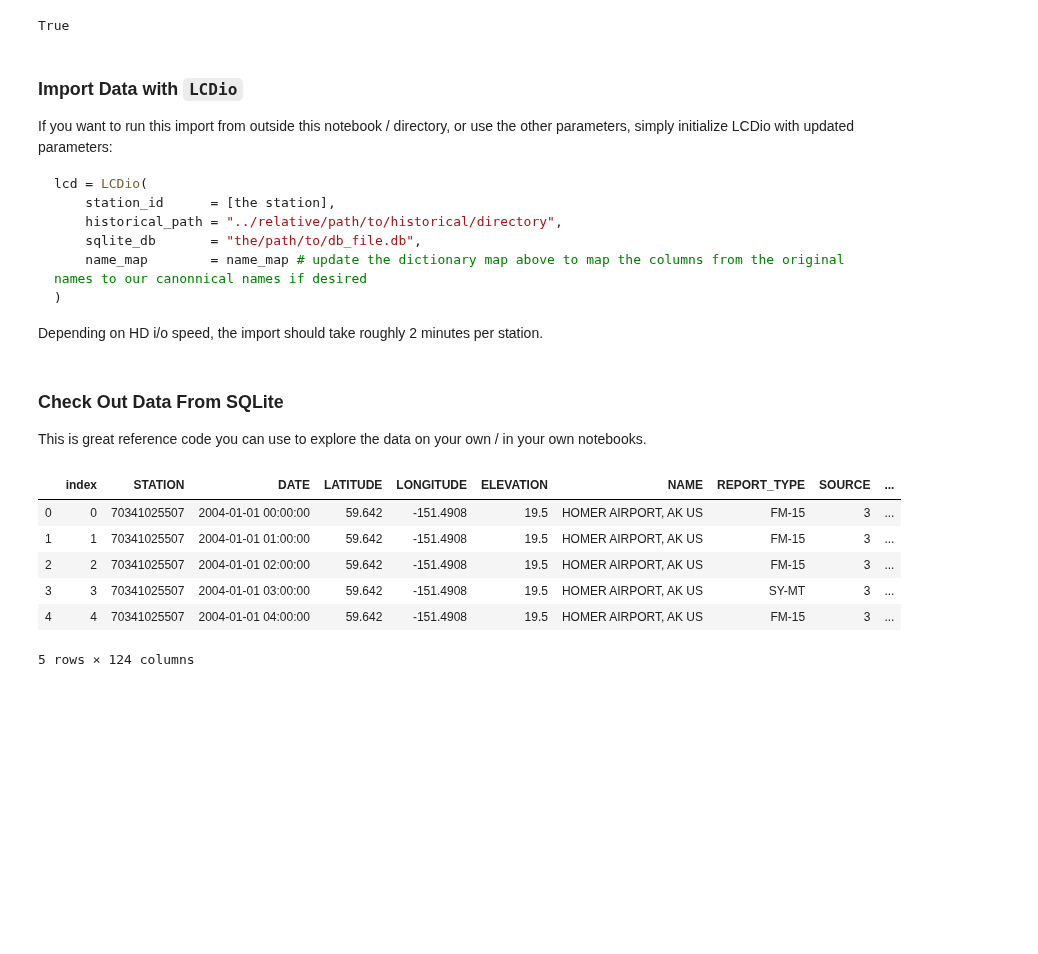
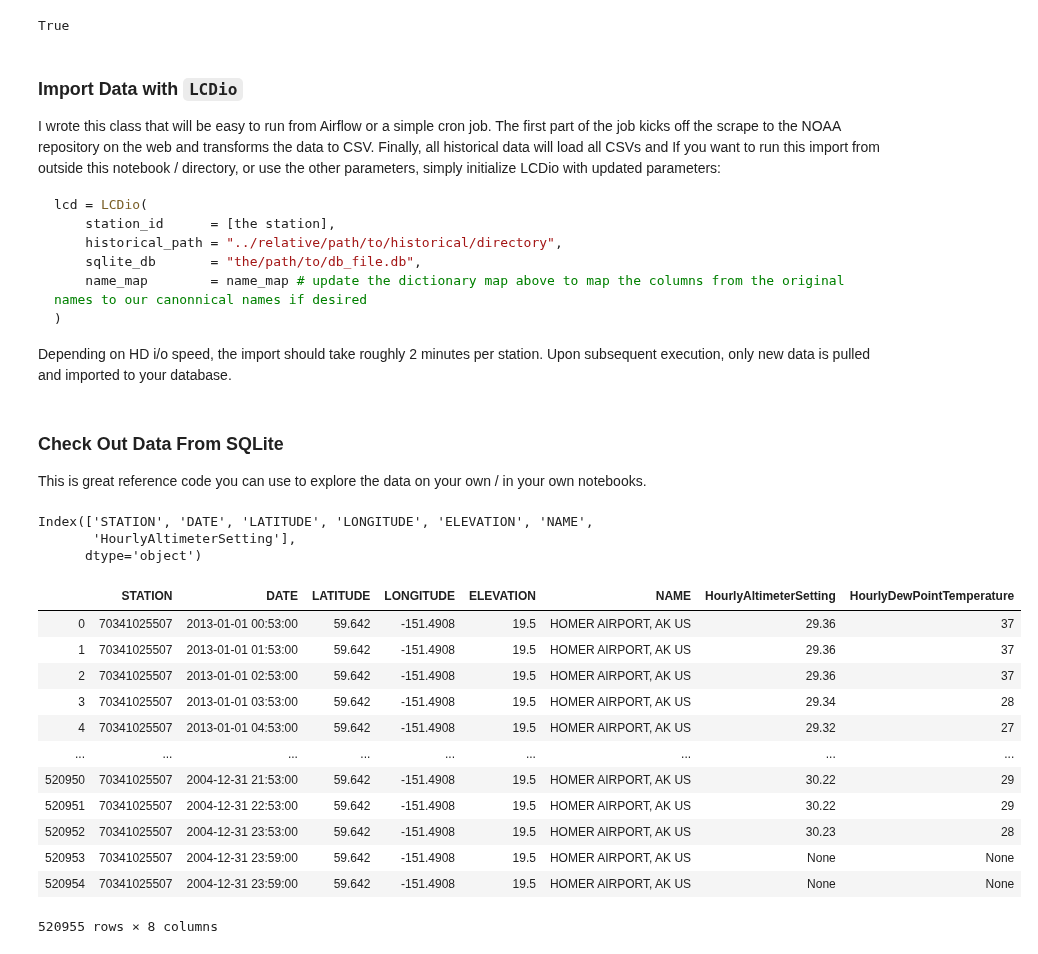
Before and after one commit to howweirdistheweather/weather_app, a Jupyter notebook: notebooks/01-dy-historical-csv-to-sql.ipynb, the cells around one changed output. Drawn from its saved outputs; the diff is of its cells as text; code cells hidden in the pictures; blank space fills up the shorter version.

Commit message:
This notebook is still in development but fixes the bug with LDCio class that creates 500k dataset from Homer station data.

````diff
--- a/notebooks/01-dy-historical-csv-to-sql.ipynb
+++ b/notebooks/01-dy-historical-csv-to-sql.ipynb
@@ -361,7 +353,7 @@ class LCDio:
 # %% [markdown]
 ### Import Data with `LCDio`
 
-If you want to run this import from outside this notebook / directory, or use the other parameters, simply initialize LCDio with updated parameters:
+I wrote this class that will be easy to run from Airflow or a simple cron job.  The first part of the job kicks off the scrape to the NOAA repository on the web and transforms the data to CSV.  Finally, all historical data will load all CSVs and   If you want to run this import from outside this notebook / directory, or use the other parameters, simply initialize LCDio with updated parameters:
 
 ```python
 lcd = LCDio(
@@ -372,7 +364,7 @@ lcd = LCDio(
 )
 ```
 
-Depending on HD i/o speed, the import should take roughly 2 minutes per station.
+Depending on HD i/o speed, the import should take roughly 2 minutes per station.  Upon subsequent execution, only new data is pulled and imported to your database.
 # %%
 lcd = LCDio(station_id = 25507)
 lcd.import_station_csv()
@@ -380,21 +372,41 @@ lcd.import_station_csv()
 ### Check Out Data From SQLite
 
 This is great reference code you can use to explore the data on your own / in your own notebooks.
+# %%
+homer.columns
+# %% [output]
+Index(['STATION', 'DATE', 'LATITUDE', 'LONGITUDE', 'ELEVATION', 'NAME',
+       'HourlyAltimeterSetting'],
+      dtype='object')
 # %%
 con = sqlite3.connect("../data/interim/lcd_daily.db")
 
 sql = """
-SELECT * FROM daily
-LIMIT 5
+SELECT
+STATION,
+DATE,
+LATITUDE,
+LONGITUDE,
+ELEVATION,
+NAME,
+HourlyAltimeterSetting,
+HourlyDewPointTemperature
+FROM daily
 """
 
 homer = pd.read_sql(sql, con = conn)
 homer
 # %% [output]
-|  | index | STATION | DATE | LATITUDE | LONGITUDE | ELEVATION | NAME | REPORT_TYPE | SOURCE | ... |
-| 0 | 0 | 70341025507 | 2004-01-01 00:00:00 | 59.642 | -151.4908 | 19.5 | HOMER AIRPORT, AK US | FM-15 | 3 | ... |
-| 1 | 1 | 70341025507 | 2004-01-01 01:00:00 | 59.642 | -151.4908 | 19.5 | HOMER AIRPORT, AK US | FM-15 | 3 | ... |
-| 2 | 2 | 70341025507 | 2004-01-01 02:00:00 | 59.642 | -151.4908 | 19.5 | HOMER AIRPORT, AK US | FM-15 | 3 | ... |
-| 3 | 3 | 70341025507 | 2004-01-01 03:00:00 | 59.642 | -151.4908 | 19.5 | HOMER AIRPORT, AK US | SY-MT | 3 | ... |
-| 4 | 4 | 70341025507 | 2004-01-01 04:00:00 | 59.642 | -151.4908 | 19.5 | HOMER AIRPORT, AK US | FM-15 | 3 | ... |
+|  | STATION | DATE | LATITUDE | LONGITUDE | ELEVATION | NAME | HourlyAltimeterSetting | HourlyDewPointTemperature |
+| 0 | 70341025507 | 2013-01-01 00:53:00 | 59.642 | -151.4908 | 19.5 | HOMER AIRPORT, AK US | 29.36 | 37 |
+| 1 | 70341025507 | 2013-01-01 01:53:00 | 59.642 | -151.4908 | 19.5 | HOMER AIRPORT, AK US | 29.36 | 37 |
+| 2 | 70341025507 | 2013-01-01 02:53:00 | 59.642 | -151.4908 | 19.5 | HOMER AIRPORT, AK US | 29.36 | 37 |
+| 3 | 70341025507 | 2013-01-01 03:53:00 | 59.642 | -151.4908 | 19.5 | HOMER AIRPORT, AK US | 29.34 | 28 |
+| 4 | 70341025507 | 2013-01-01 04:53:00 | 59.642 | -151.4908 | 19.5 | HOMER AIRPORT, AK US | 29.32 | 27 |
+| ... | ... | ... | ... | ... | ... | ... | ... | ... |
+| 520950 | 70341025507 | 2004-12-31 21:53:00 | 59.642 | -151.4908 | 19.5 | HOMER AIRPORT, AK US | 30.22 | 29 |
+| 520951 | 70341025507 | 2004-12-31 22:53:00 | 59.642 | -151.4908 | 19.5 | HOMER AIRPORT, AK US | 30.22 | 29 |
+| 520952 | 70341025507 | 2004-12-31 23:53:00 | 59.642 | -151.4908 | 19.5 | HOMER AIRPORT, AK US | 30.23 | 28 |
+| 520953 | 70341025507 | 2004-12-31 23:59:00 | 59.642 | -151.4908 | 19.5 | HOMER AIRPORT, AK US | None | None |
+| 520954 | 70341025507 | 2004-12-31 23:59:00 | 59.642 | -151.4908 | 19.5 | HOMER AIRPORT, AK US | None | None |
-5 rows × 124 columns
+520955 rows × 8 columns
````
Also changed, not shown: parts of 13 cells of this notebook.
